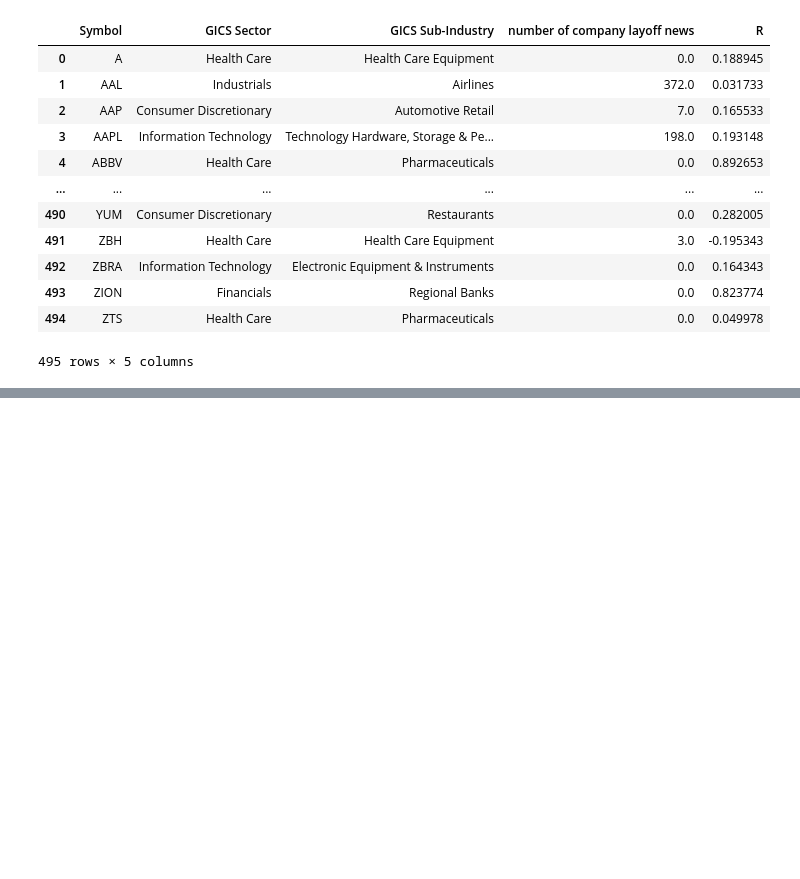
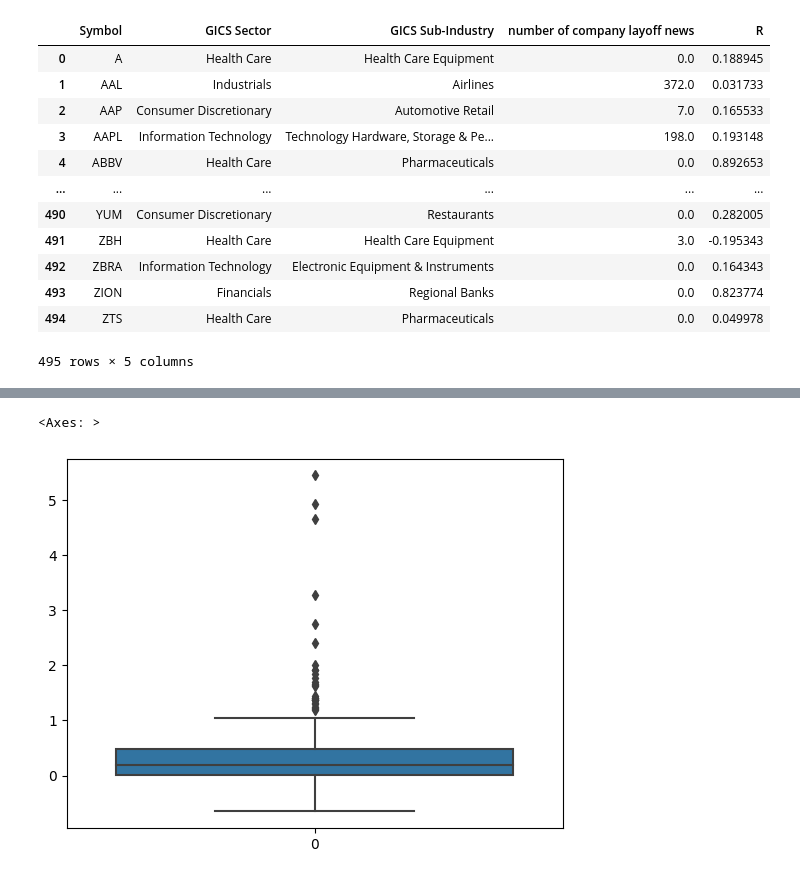
Before and after one commit to sizhewang1130/3guys, a Jupyter notebook: example.ipynb, the cells around one changed output, grey strips where cells are left out. Cells and saved outputs as stored; diff of their text form; code cells hidden in the pictures; blank space fills up the shorter version.

```diff
--- a/example.ipynb
+++ b/example.ipynb
@@ -233,0 +206,5 @@ sns.boxplot(data=df, y="News - Layoffs")
+# %%
+sns.boxplot(data=df1["R"])
+# %% [output]
+<Axes: >
+[figure, added]
```
Also changed, not shown: parts of 11 cells of this notebook.
